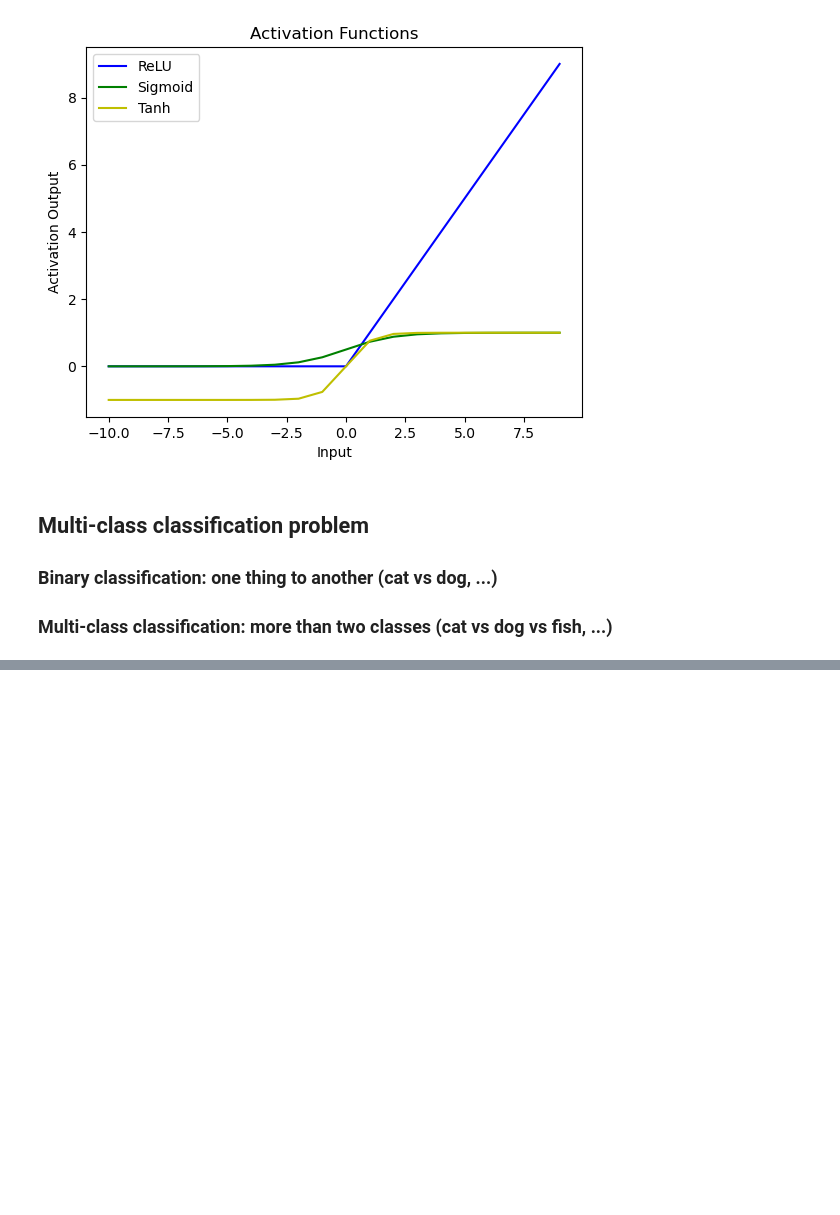
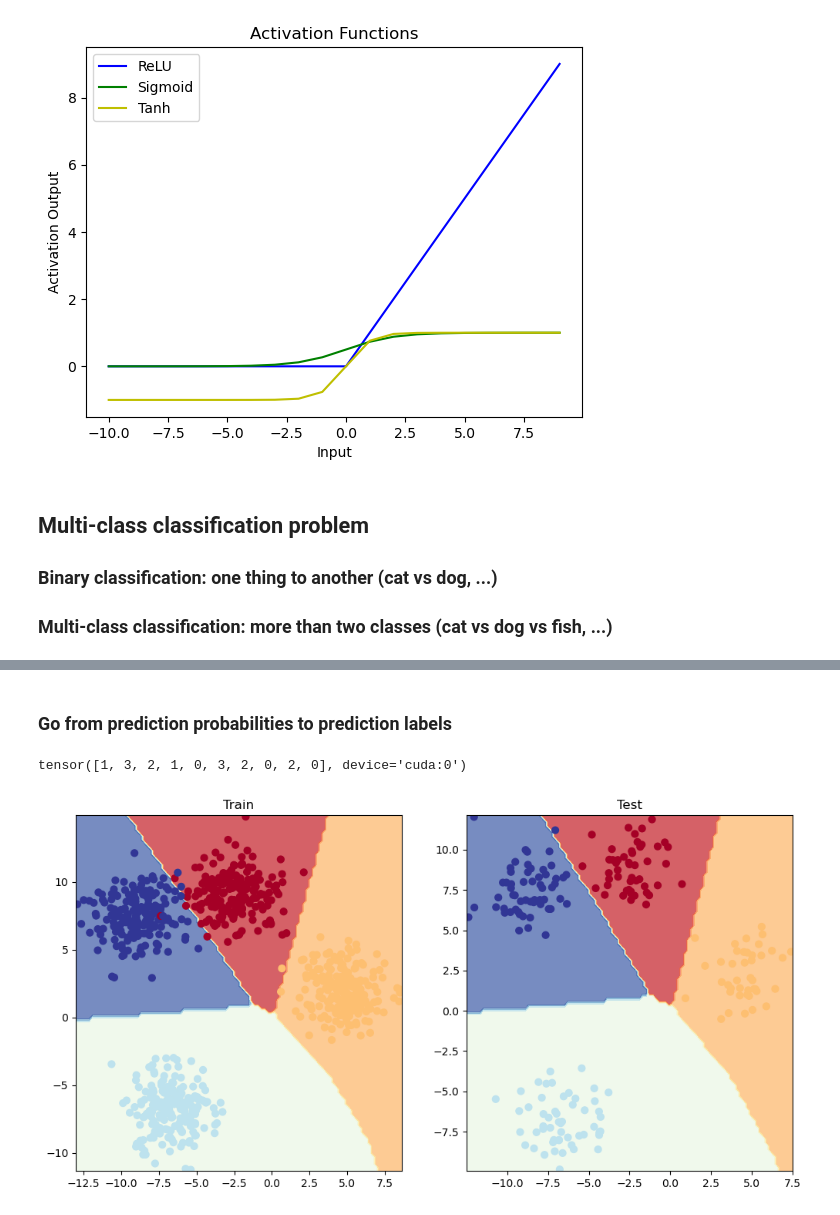
Before and after one commit to ayvemake/Pytorch_DeepLearning, a Jupyter notebook: 02_neural_networ_classification.ipynb, the cells around one changed output, grey strips where cells are left out. Drawn from its saved outputs; the diff is of its cells as text; code cells hidden in the pictures; blank space fills up the shorter version.

Commit message:
multi-class classification model successfully implemented

```diff
--- a/02_neural_networ_classification.ipynb
+++ b/02_neural_networ_classification.ipynb
@@ -906,0 +921,3 @@ TypeError: got an unexpected keyword argument 'center_std'
+# %%
+device = "cuda" if torch.cuda.is_available() else "cpu"
+device
@@ -906,0 +984,6 @@ TypeError: got an unexpected keyword argument 'center_std'
+# %%
+# Loss function for multi-class classification
+loss_fn = nn.CrossEntropyLoss()
+
+# Optimizer
+optimizer = torch.optim.SGD(params=model_4.parameters(), lr=0.1)
@@ -906,0 +992,8 @@ TypeError: got an unexpected keyword argument 'center_std'
+# %%
+# Create raw output from device = logits
+model_4.eval()
+with torch.inference_mode():
+    y_logits = model_4(X_blob_test.to(device))
+
+# Turn logits to prediction probabilities
+y_logits[:10]
@@ -906,0 +1148,17 @@ TypeError: got an unexpected keyword argument 'center_std'
+# %% [markdown]
+### Go from prediction probabilities to prediction labels
+# %%
+y_preds = torch.argmax(y_preds_probs, dim=1)
+y_preds[:10]
+# %% [output]
+tensor([1, 3, 2, 1, 0, 3, 2, 0, 2, 0], device='cuda:0')
+# %%
+plt.figure(figsize=(12, 6))
+plt.subplot(1, 2, 1)
+plt.title("Train")
+plot_decision_boundary(model_4, X_blob_train, y_blob_train)
+plt.subplot(1, 2, 2)
+plt.title("Test")
+plot_decision_boundary(model_4, X_blob_test, y_blob_test)
+# %% [output]
+[figure, added]
```
Also changed, not shown: parts of 21 cells of this notebook.
